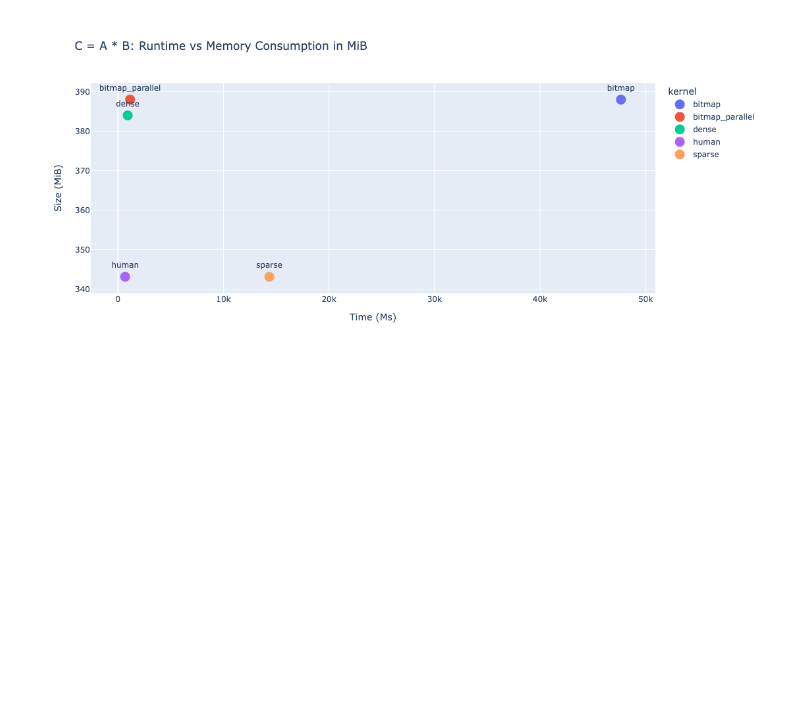
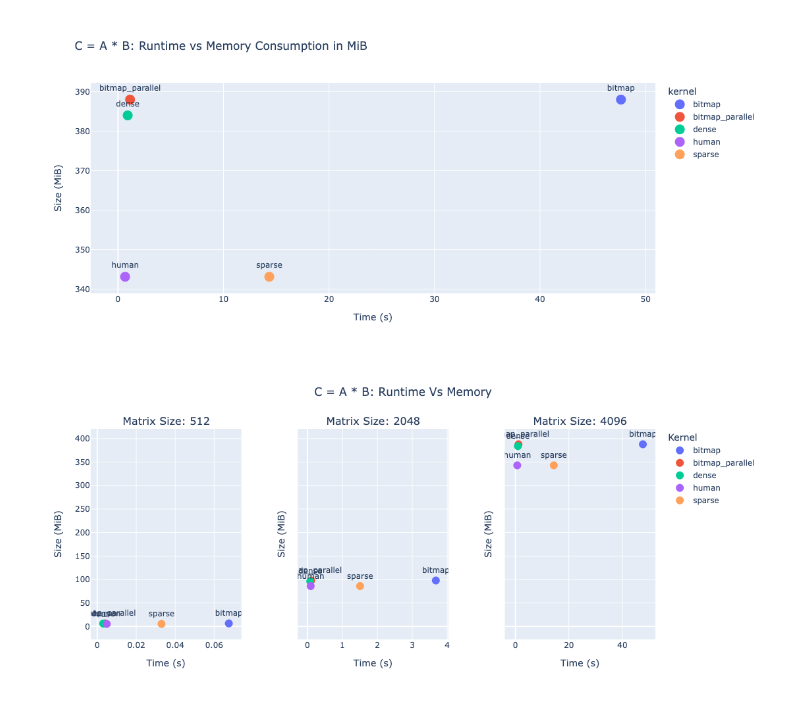
Before and after one commit to AndradeKaio/spgemm-benchmark, a Jupyter notebook: combined.ipynb, the cells around one changed output. Saved outputs shown, nothing was run; the diff lists cells and outputs as text; code cells hidden in the pictures; blank space fills up the shorter version.

```diff
--- a/combined.ipynb
+++ b/combined.ipynb
@@ -61,8 +42,7 @@ mem_df[mem_df["M"] == 2048]
 # %%
-run_df = run_df.groupby(['kernel', 'sparsity', 'M', 'K'], as_index=False)['time'].mean()
+run_df = run_df.groupby(['kernel', 'sparsity', 'M', 'K'], as_index=False)['seconds'].mean()
 # %%
 merged = pd.merge(run_df, mem_df[['kernel', 'M', 'K', 'sparsity', 'file', 'mb']], on=['kernel', 'M', 'K', 'sparsity'], how='left')
-full_df = merged[['M', 'K', 'time', 'kernel', 'sparsity', 'mb']]
+full_df = merged[['M', 'K', 'seconds', 'kernel', 'sparsity', 'mb']]
 full_df = full_df.sort_values(by=['M', 'sparsity'])
-full_df = full_df[(full_df["M"] == 4096) & (full_df["sparsity"] == 50)]
 # %%
@@ -80,3 +61,72 @@ fig.update_traces(marker_size=15, textposition='top center')
 fig.show()
 # %% [output]
 [figure]
+# %%
+SIZES = [512, 2048, 4096]
+SPARSITY = 50
+
+fig = make_subplots(
+    rows=1,
+    cols=3,
+    subplot_titles=(f'Matrix Size: {SIZES[0]}',
+                   f'Matrix Size: {SIZES[1]}',
+                   f'Matrix Size: {SIZES[2]}',),
+    horizontal_spacing=0.1,
+    shared_yaxes=True,
+    shared_xaxes=False
+)
+
+
+df_list = []
+for size in SIZES:
+    df_list.append(full_df[(full_df["M"] == size) & (full_df["sparsity"] == SPARSITY)])
+
+unique_kernels = full_df['kernel'].unique()
+color_sequence = px.colors.qualitative.Plotly
+
+for i, df in enumerate(df_list, start=1):
+    for j, kernel in enumerate(unique_kernels):
+        kernel_df = df[df['kernel'] == kernel]
+        fig.add_trace(
+            go.Scatter(
+                x=kernel_df['seconds'],
+                y=kernel_df['mb'],
+                mode='markers+text',
+                name=kernel,
+                text=kernel,
+                textposition='top center',
+                marker=dict(
+                    size=15,
+                    color=color_sequence[j % len(color_sequence)]
+                ),
+                hovertemplate=(
+                    "Time: %{x:.2f}s<br>" +
+                    "Memory: %{y:.2f} MiB<br>" +
+                    "<extra></extra>"
+                ),
+                showlegend=True if i == 1 else False,
+            ),
+            row=1, col=i
+        )
+
+fig.update_layout(
+    title_text="C = A * B: Runtime Vs Memory",
+    title_x=0.5,
+    height=500,
+    width=1600,
+    legend_title_text='Kernel',
+    hovermode='closest'
+)
+
+fig.update_xaxes(title_text="Time (s)", row=1, col=1)
+fig.update_xaxes(title_text="Time (s)", row=1, col=2)
+fig.update_xaxes(title_text="Time (s)", row=1, col=3)
+fig.update_yaxes(title_text="Size (MiB)", row=1, col=1)
+fig.update_yaxes(title_text="Size (MiB)", row=1, col=2)
+fig.update_yaxes(title_text="Size (MiB)", row=1, col=3)
+
+fig.update_traces(marker=dict(size=12), textposition='top center')
+
+fig.show()
+# %% [output]
+[figure, added]
```
Also changed, not shown: parts of 3 cells of this notebook, 2 other files.
